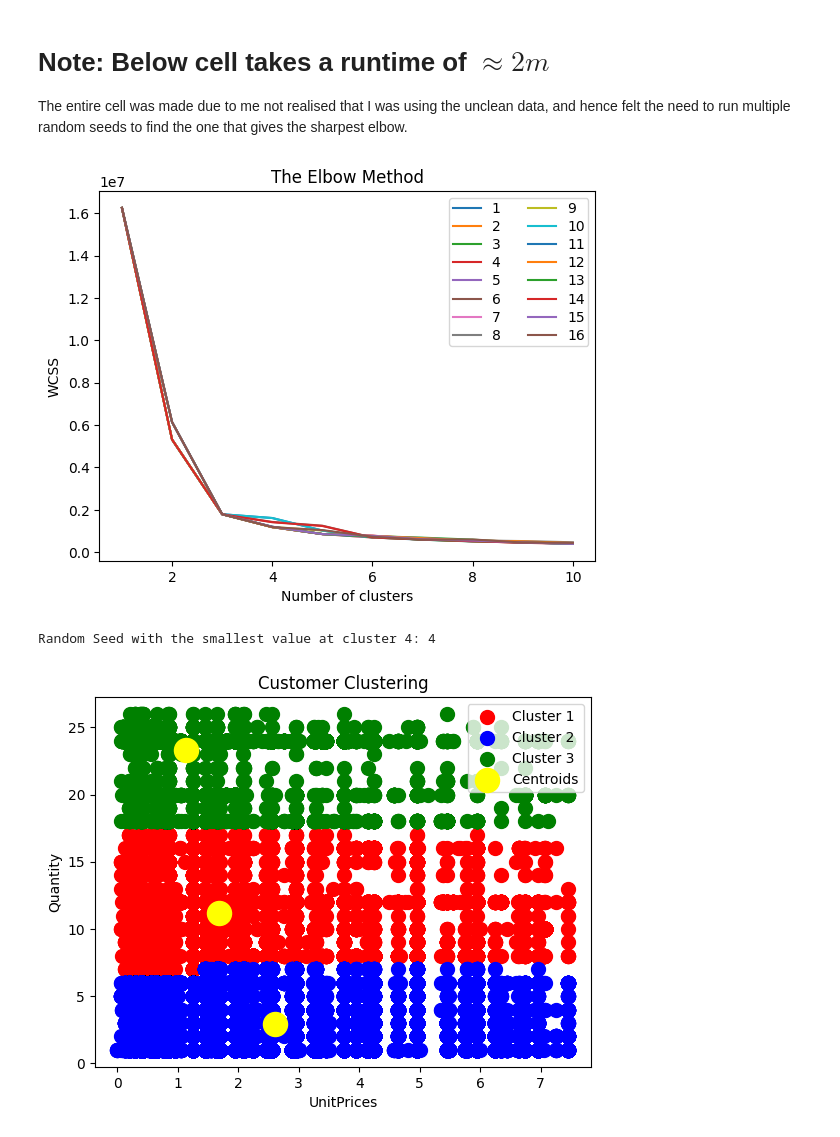
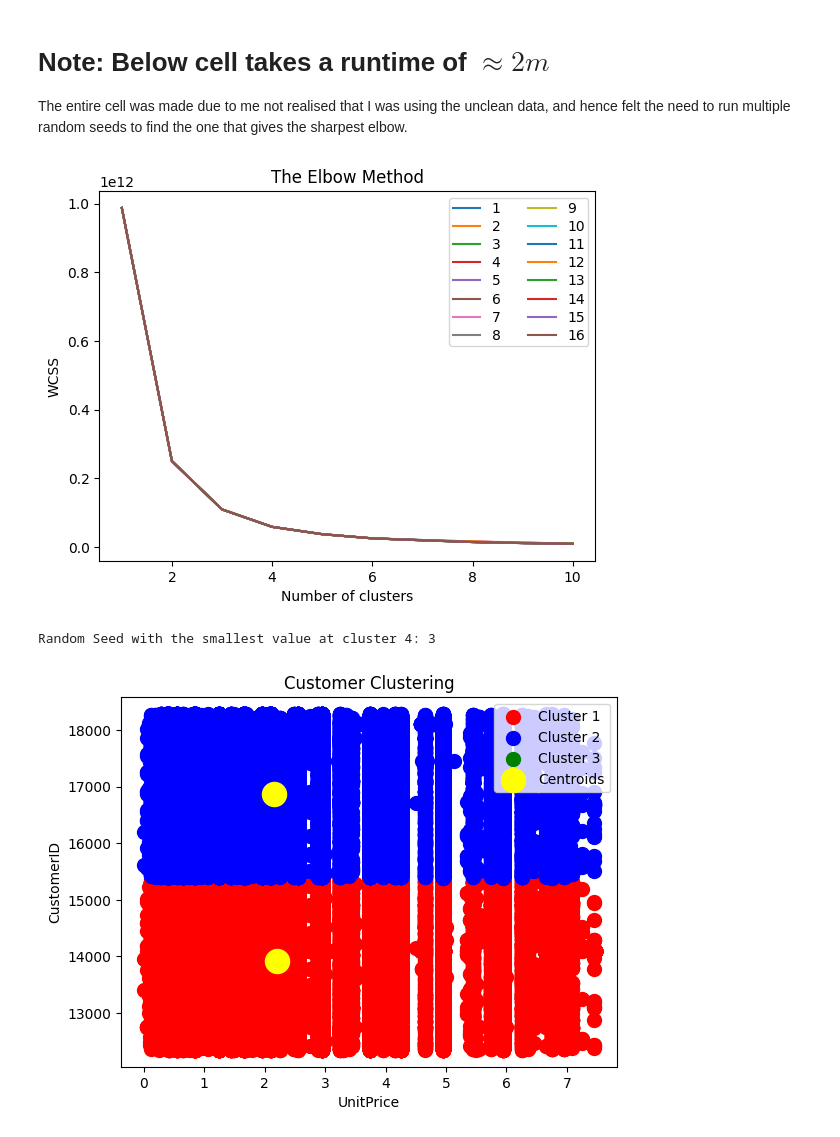
Before and after one commit to Supermjork/K-Kustomer-Klusters, a Jupyter notebook: notebook/cashier.ipynb, the cells around one changed output. Cells and saved outputs as stored; diff of their text form; code cells hidden in the pictures.

```diff
--- a/notebook/cashier.ipynb
+++ b/notebook/cashier.ipynb
@@ -275,7 +275,9 @@ from matplotlib import pyplot as plt                # Plotting tools
 # %%
 # Selecting columns from data
 # to be used as clustering basis
-col_idx = [5, 3]
+# 6, 3 -> cID, quant
+# 6, 5 -> cID, price
+col_idx = [5, 6]
 cluster_cols = prep_dat.iloc[:, col_idx].values
 # %% [markdown]
 # Note: Below cell takes a runtime of $\approx 2m$
@@ -289,7 +291,7 @@ The entire cell was made due to me not realised that I was using the unclean dat
 wcss = []
 
 # All the wcss stored here
-# at cluster value 3
+# at cluster value 2
 # (I saw that it has the sharpest elbow)
 wcss_total = []
 
@@ -314,8 +316,8 @@ for rand_stat in range(1, seed_amt + 1):
         kmeans.fit(cluster_cols)
         wcss.append(kmeans.inertia_)
 
-    # Storing the values at the 3rd cluster
-    wcss_total.append(wcss[2])
+    # Storing the values at cluster
+    wcss_total.append(wcss[1])
 
     # plots
     plt.plot(range(1, 11), wcss, label = rand_stat)
@@ -329,26 +331,26 @@ plt.show()
 
 # Seed at which wcss is least at cluster count 3
 min_seed = wcss_total.index(min(wcss_total)) + 1
-cluster_num = 3
+cluster_num = 2
 
 print("Random Seed with the smallest value at cluster 4: {}".format(min_seed))
 # %% [output]
-[figure, old version]
+[figure, new version]
-Random Seed with the smallest value at cluster 4: 4
+Random Seed with the smallest value at cluster 4: 3
 # %%
 kmeans = KMeans(n_clusters = cluster_num, init = 'k-means++', random_state = min_seed, n_init = 1)
 y_kmeans = kmeans.fit_predict(cluster_cols)
 # %%
 # Visualising the clusters
 plt.scatter(cluster_cols[y_kmeans == 0, 0], cluster_cols[y_kmeans == 0, 1], s = 100, c = 'red', label = 'Cluster 1')
 plt.scatter(cluster_cols[y_kmeans == 1, 0], cluster_cols[y_kmeans == 1, 1], s = 100, c = 'blue', label = 'Cluster 2')
 plt.scatter(cluster_cols[y_kmeans == 2, 0], cluster_cols[y_kmeans == 2, 1], s = 100, c = 'green', label = 'Cluster 3')
 plt.scatter(kmeans.cluster_centers_[:, 0], kmeans.cluster_centers_[:, 1], s = 300, c = 'yellow'
             , label = 'Centroids')
 plt.title('Customer Clustering')
-plt.xlabel('UnitPrices')
-plt.ylabel('Quantity')
+plt.xlabel('UnitPrice')
+plt.ylabel('CustomerID')
 plt.legend(loc = 'upper right')
 plt.show()
 # %% [output]
-[figure, old version]
+[figure, new version]
```
